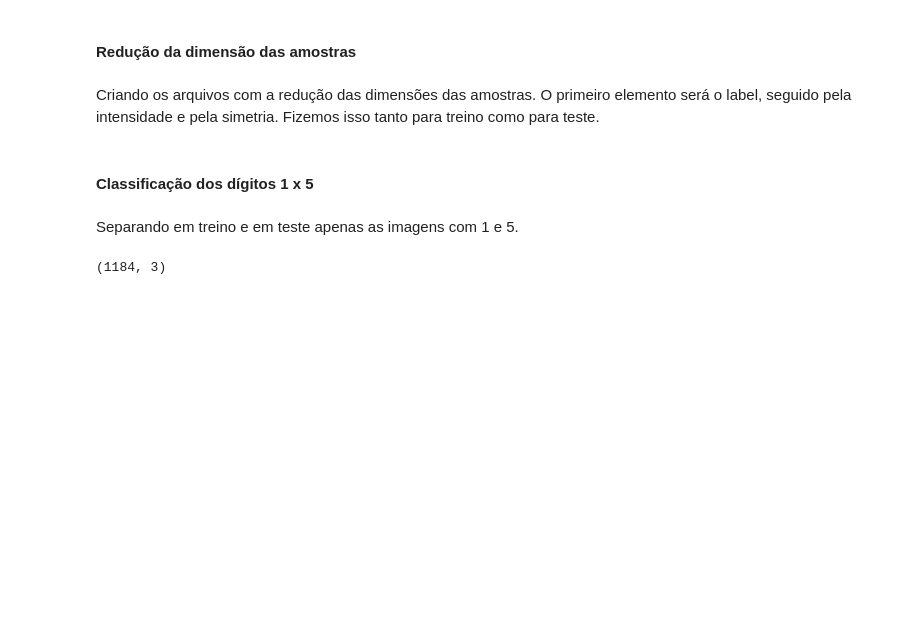
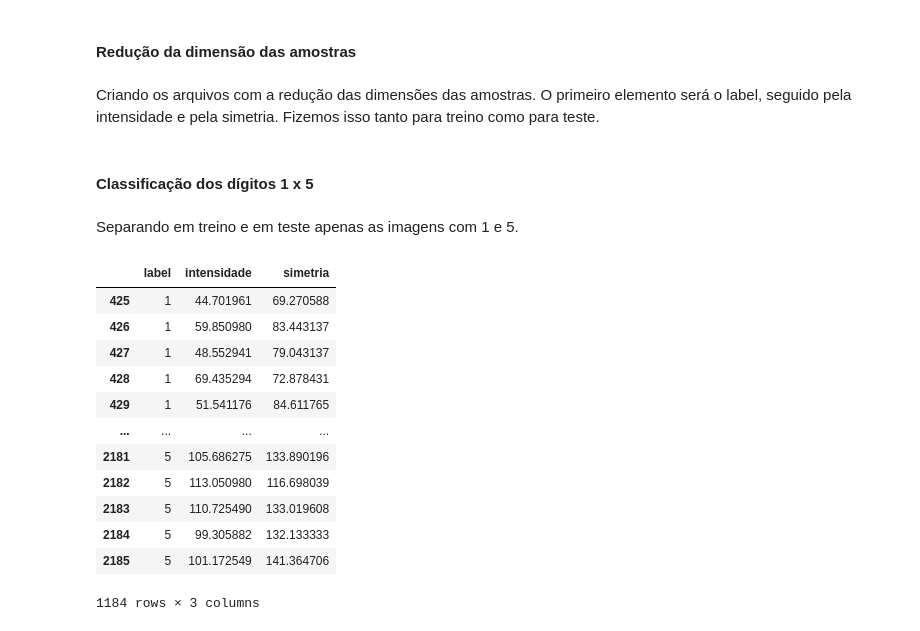
Before and after one commit to juliamssilva/classificador_digitos, a Jupyter notebook: mnsit.ipynb, the cells around one changed output. Cells and saved outputs as stored; diff of their text form; code cells hidden in the pictures; blank space fills up the shorter version.

```diff
--- a/mnsit.ipynb
+++ b/mnsit.ipynb
@@ -184,15 +184,29 @@ Separando em treino e em teste apenas as imagens com 1 e 5.
 # %%
 
 # Carregar os dados (ajuste o caminho do arquivo)
 df_train_redu = pd.read_csv('train_redu.csv', sep=';', header=None,
-                 names=['label', 'intensidade', 'simetricidade'])
+                 names=['label', 'intensidade', 'simetria'])
 
 # Filtrar apenas as linhas com label 1 ou 5
 df_train_1x5 = df_train_redu[df_train_redu['label'].isin([1, 5])]
 
 df_train_1x5.shape
+
+df_train_1x5
 # %% [output]
+|  | label | intensidade | simetria |
+| 425 | 1 | 44.701961 | 69.270588 |
+| 426 | 1 | 59.850980 | 83.443137 |
+| 427 | 1 | 48.552941 | 79.043137 |
+| 428 | 1 | 69.435294 | 72.878431 |
+| 429 | 1 | 51.541176 | 84.611765 |
+| ... | ... | ... | ... |
+| 2181 | 5 | 105.686275 | 133.890196 |
+| 2182 | 5 | 113.050980 | 116.698039 |
+| 2183 | 5 | 110.725490 | 133.019608 |
+| 2184 | 5 | 99.305882 | 132.133333 |
+| 2185 | 5 | 101.172549 | 141.364706 |
-(1184, 3)
+1184 rows × 3 columns
 # %%
 # Carregar os dados (ajuste o caminho do arquivo)
 df_test_redu = pd.read_csv('test_redu.csv', sep=';', header=None,
```
Also changed, not shown: parts of 9 cells of this notebook.
